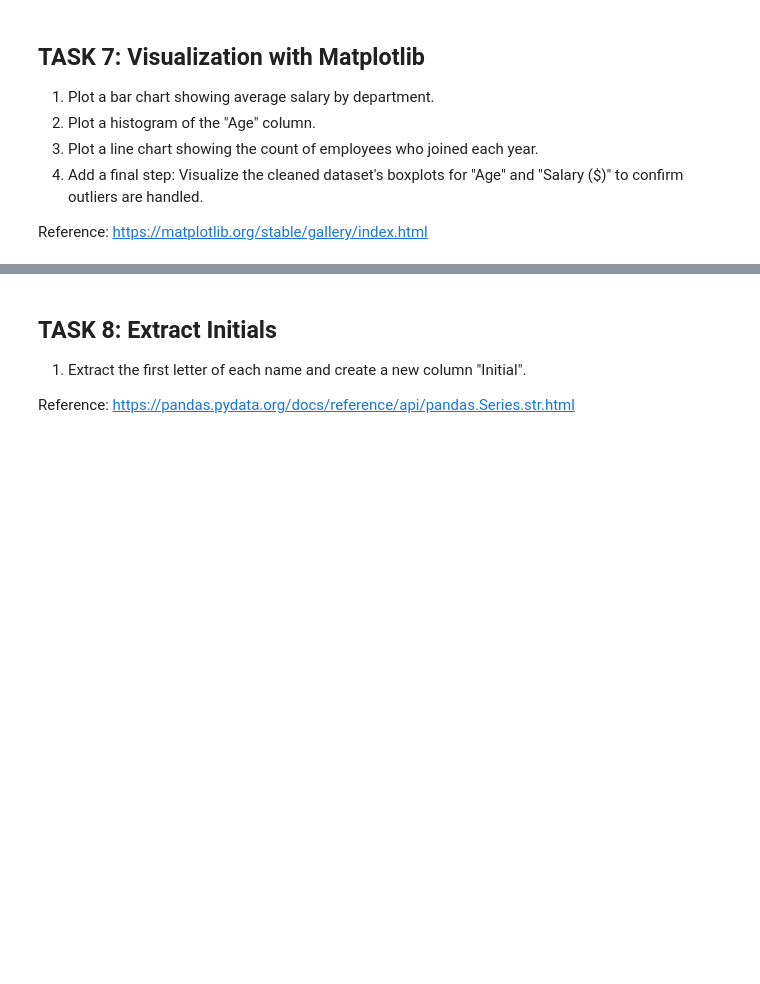
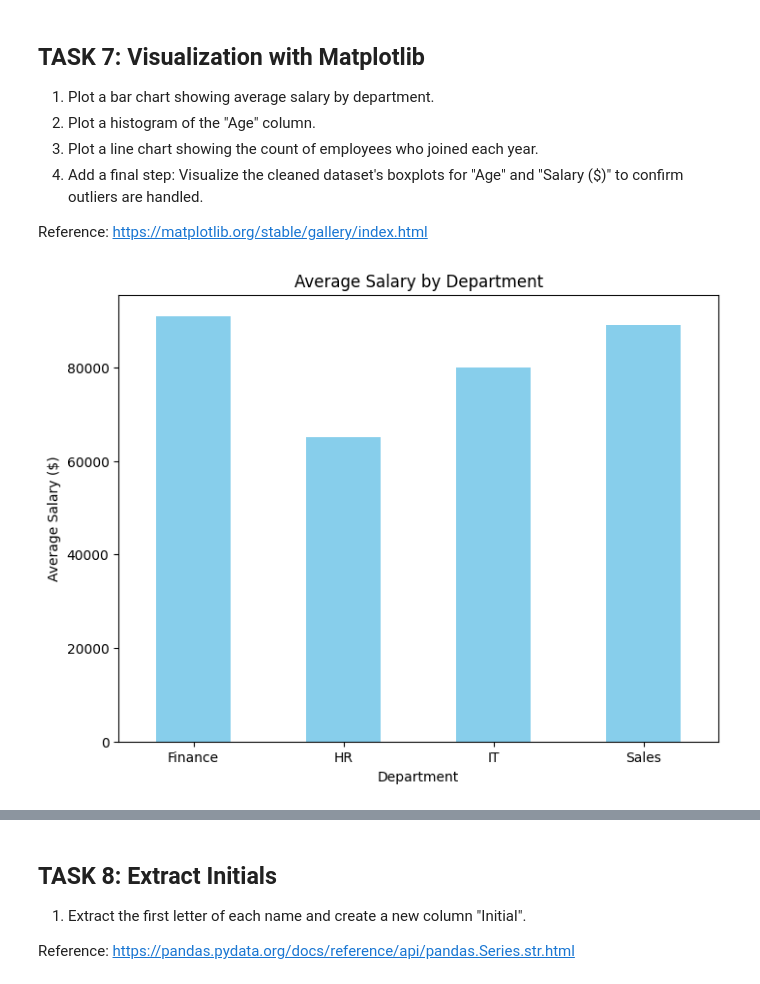
Before and after one commit to pillaiganesh/MyAIAdventures, a Jupyter notebook: Data Transformation.ipynb, the cells around one changed output, grey strips where cells are left out. Saved outputs shown, nothing was run; the diff lists cells and outputs as text; code cells hidden in the pictures; blank space fills up the shorter version.

```diff
--- a/Data Transformation.ipynb
+++ b/Data Transformation.ipynb
@@ -98,0 +190,10 @@ Reference: https://pandas.pydata.org/docs/reference/api/pandas.DataFrame.clip.ht
+# %%
+# 1. Replace negative values in the "Age" column with the column's mean
+mean_age = df.loc[df['Age'] >= 0, 'Age'].mean()  # Calculate mean without negative values
+df['Age'] = df['Age'].apply(lambda x: mean_age if x < 0 else x)
+
+# 2. Cap the "Age" column values to 100
+df['Age'] = df['Age'].clip(upper=100)
+
+# 3. Remove rows where the "Salary ($)" column is greater than 300,000
+df = df[df['Salary ($)'] <= 300000]
@@ -102,3 +216,12 @@ Reference: https://pandas.pydata.org/docs/reference/api/pandas.DataFrame.clip.ht
 2. Extract the year from the "Joining_Date" column and store it in a new column "Joining_Year".
 
 Reference: https://pandas.pydata.org/docs/reference/api/pandas.to_datetime.html
+# %%
+# 1. Convert the "Joining_Date" column to datetime format
+df['Joining_Date'] = pd.to_datetime(df['Joining_Date'])
+
+# 2. Extract the year from the "Joining_Date" column and store it in a new column "Joining_Year"
+df['Joining_Year'] = df['Joining_Date'].dt.year
+
+# Display the DataFrame
+print(df)
@@ -116,3 +296,14 @@ Reference: https://pandas.pydata.org/docs/reference/api/pandas.DataFrame.groupby
 4. Add a final step: Visualize the cleaned dataset's boxplots for "Age" and "Salary ($)" to confirm outliers are handled.
 
 Reference: https://matplotlib.org/stable/gallery/index.html
+# %%
+# 1. Bar chart: Average salary by department
+plt.figure(figsize=(8, 6))
+avg_salary = df.groupby('Department')['Salary ($)'].mean()
+avg_salary.plot(kind='bar', color='skyblue')
+plt.title('Average Salary by Department')
+plt.ylabel('Average Salary ($)')
+plt.xticks(rotation=0) #The rotation argument allows you to rotate the x-axis tick labels by a specified angle. The default value is 0, which means the labels will be displayed horizontally.
+plt.show()
+# %% [output]
+[figure, added]
```
Also changed, not shown: parts of 29 cells of this notebook.
